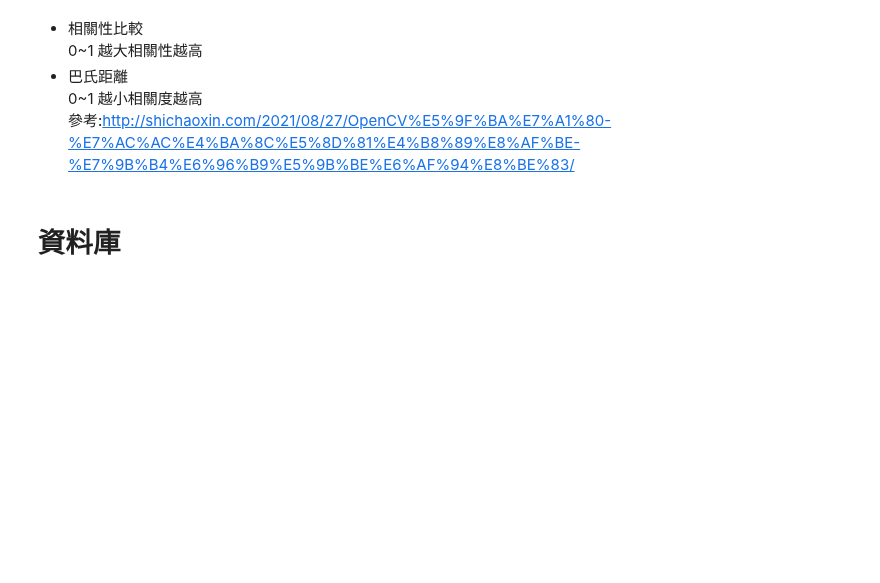
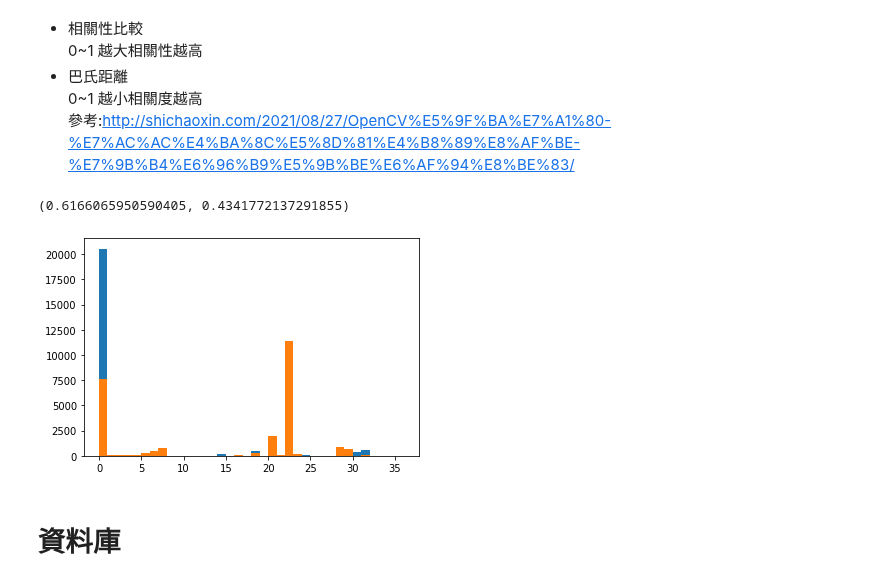
Before and after one commit to fxz200/detection, a Jupyter notebook: flower.ipynb, the cells around one changed output. Cells and saved outputs as stored; diff of their text form; code cells hidden in the pictures; blank space fills up the shorter version.

```diff
--- a/flower.ipynb
+++ b/flower.ipynb
@@ -308,7 +308,7 @@ def Color_hist(cut1,cut2,cut3):
 
     return color_hist_1,color_hist_2,color_hist_3
 H1_12769,H2_12769,H3_12769=Color_hist('cuts/cut1_iris_12769.jpeg','cuts/cut2_iris_12769.jpeg','cuts/cut3_iris_12769.jpeg')
-#H1_16301,H2_16301,H3_16301=Color_hist('cut1_iris_16301.jpeg','cut2_iris_16301.jpeg','cut3_iris_16301.jpeg')
+H1_16301,H2_16301,H3_16301=Color_hist('cuts/cut1_iris_16301.jpeg','cuts/cut2_iris_16301.jpeg','cuts/cut3_iris_16301.jpeg')
 # img1 = cv2.imread("cut1_iris_12769.jpeg")
 # img2 = cv2.imread("cut2_iris_12769.jpeg")
 # img3 = cv2.imread("cut3_iris_12769.jpeg")
@@ -404,34 +404,26 @@ H1_12769,H2_12769,H3_12769=Color_hist('cuts/cut1_iris_12769.jpeg','cuts/cut2_iri
 # %%
 ##直方圖交集
 
 
 
 def Compare_Hist(h1,h2):
     #H1=plt.hist(h1,36,(0,36))
     #H2=plt.hist(h2,36,(0,36))
 
-    H1_array=h1[0]
-    H1_array=H1_array[:,np.newaxis]
-    H2_array=h2[0]
-    H2_array=H2_array[:,np.newaxis]
+    #H1_array=h1[0]
+    H1_array=h1[:,np.newaxis]
+    #H2_array=h2[0]
+    H2_array=h2[:,np.newaxis]
     H1_array=np.float32(H1_array)
     H2_array=np.float32(H2_array)
     corr=(cv2.compareHist(H1_array,H2_array , method=0))#HISTCMP_CORREL
     dis=(cv2.compareHist(H1_array,H2_array , method=cv2.HISTCMP_BHATTACHARYYA))#巴氏距離
 
     return corr ,dis
-
-# HH=plt.hist(H1_12769,36,(0,36))
-# hh=plt.hist(H1_16301,36,(0,36))
-
-# H=HH[0]
-# H=H[:,np.newaxis]
-# h=hh[0]
-# h=h[:,np.newaxis]
-# H=np.float32(H)
-# h=np.float32(h)
-# print(cv2.compareHist(H,h , method=0))#HISTCMP_CORREL
-# print(cv2.compareHist(H,h , method=cv2.HISTCMP_BHATTACHARYYA))#巴氏距離
+Compare_Hist(plt.hist(H1_12769,36,(0,36))[0],plt.hist(H1_16301,36,(0,36))[0])
+# %% [output]
+(0.6166065950590405, 0.4341772137291855)
+[figure, added]
 # %% [markdown]
 資料庫
 ===
```
Also changed, not shown: parts of 10 cells of this notebook, 2 other files.
